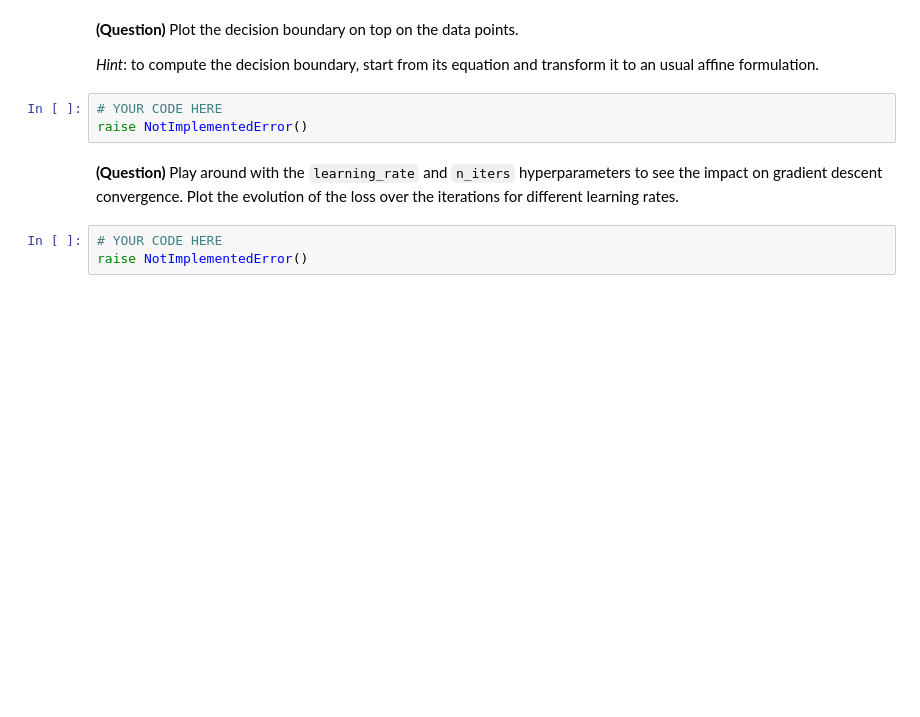
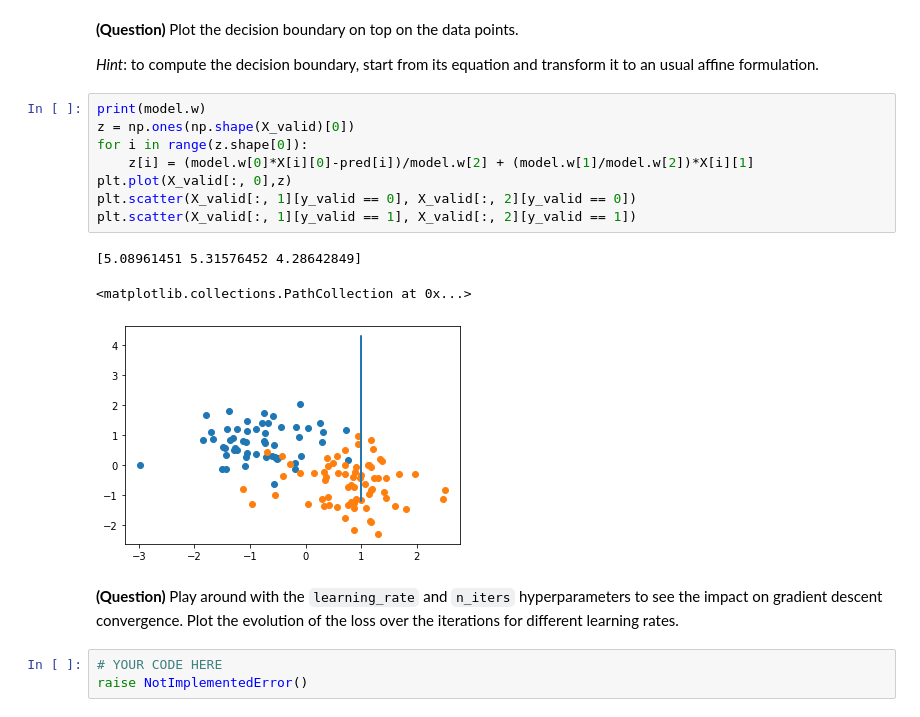
Before and after one commit to aytilfani/ml-3a, a Jupyter notebook: ml-tp2.ipynb, the cells around one changed output. Saved outputs shown, nothing was run; the diff lists cells and outputs as text; blank space fills up the shorter version.

```diff
--- a/ml-tp2.ipynb
+++ b/ml-tp2.ipynb
@@ -122,8 +134,17 @@ plt.tight_layout()
 
 *Hint*: to compute the decision boundary, start from its equation and transform it to an usual affine formulation.
 # %%
-# YOUR CODE HERE
-raise NotImplementedError()
+print(model.w)
+z = np.ones(np.shape(X_valid)[0])
+for i in range(z.shape[0]):
+    z[i] = (model.w[0]*X[i][0]-pred[i])/model.w[2] + (model.w[1]/model.w[2])*X[i][1]
+plt.plot(X_valid[:, 0],z)
+plt.scatter(X_valid[:, 1][y_valid == 0], X_valid[:, 2][y_valid == 0])
+plt.scatter(X_valid[:, 1][y_valid == 1], X_valid[:, 2][y_valid == 1])
+# %% [output]
+[5.08961451 5.31576452 4.28642849]
+<matplotlib.collections.PathCollection at 0x...>
+[figure, added]
 # %% [markdown]
 **(Question)** Play around with the `learning_rate` and `n_iters` hyperparameters to see the impact on gradient descent convergence.
 Plot the evolution of the loss over the iterations for different learning rates.
```
Also changed, not shown: parts of 4 cells of this notebook.
